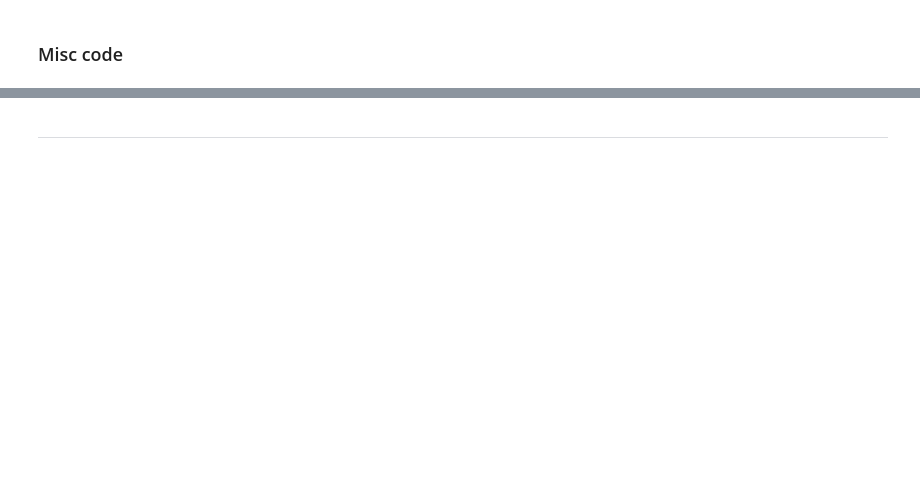
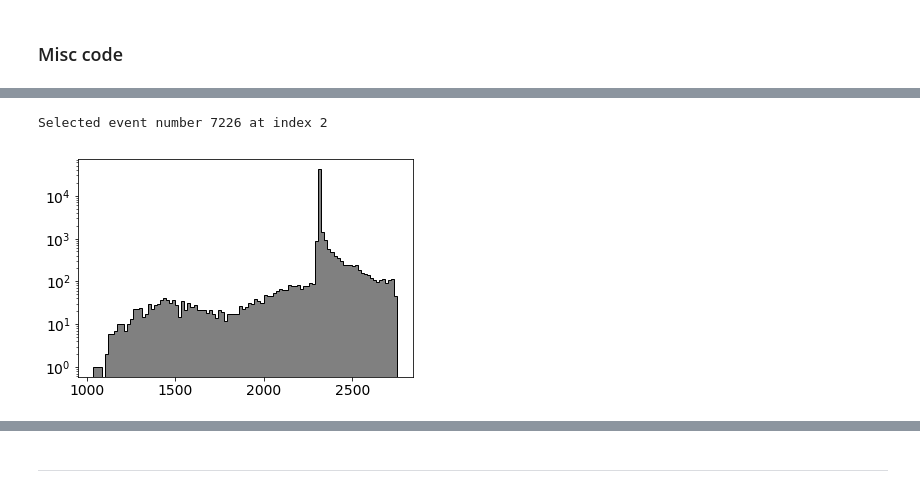
Before and after one commit to jerenner/ICARO, a Jupyter notebook: icaro/analysis/csth/analysis_waveforms.ipynb, the cells around one changed output, grey strips where cells are left out. Saved outputs shown, nothing was run; the diff lists cells and outputs as text; code cells hidden in the pictures; blank space fills up the shorter version.

```diff
--- a/icaro/analysis/csth/analysis_waveforms.ipynb
+++ b/icaro/analysis/csth/analysis_waveforms.ipynb
@@ -44,7 +44,7 @@ save_dir = "/Users/jrenner/local/data/NEW/6485/waveforms"
 ## Specify configuration parameters and read the waveforms
 # %%
 rnum = 6485
-DataPMT = load_db.DataPMT(rnum)
+DataPMT = load_db.DataPMT("new",rnum)
 
 coeff_c = DataPMT.coeff_c.values
 coeff_blr = DataPMT.coeff_blr.values
@@ -124,24 +148,27 @@ for ii,ee in enumerate(event_numbers):
 # %%
 # select the waveform and deconvolve
-evt_wf = 4034
+evt_wf = 7226
 iwf = -1
 for ii,ee in enumerate(event_numbers):
     #print(ee)
     if(ee == evt_wf):
         if(iwf > 0): print("WARNING: selected event twice!")
         iwf = ii
 
 RWF = pmtrwf[iwf]
 CWF = blr.deconv_pmt(RWF,coeff_c,coeff_blr,pmt_active,n_baseline,thr_trigger,accum_discharge_length)
 
 wf1 = RWF[1]
 plt.hist(wf1,bins=100,**hargs)
 plt.yscale('log')
 
 sum_RWF = np.sum(RWF,axis=0)
 sum_CWF = np.sum(CWF,axis=0)
 
 print("Selected event number {} at index {}".format(evt_wf,iwf))
+# %% [output]
+Selected event number 7226 at index 2
+[figure, added]
 # %%
 # plot the corrected and uncorrected waveforms
 fig = plt.figure(3)
```
Also changed, not shown: parts of 5 cells of this notebook, 1 other file.
